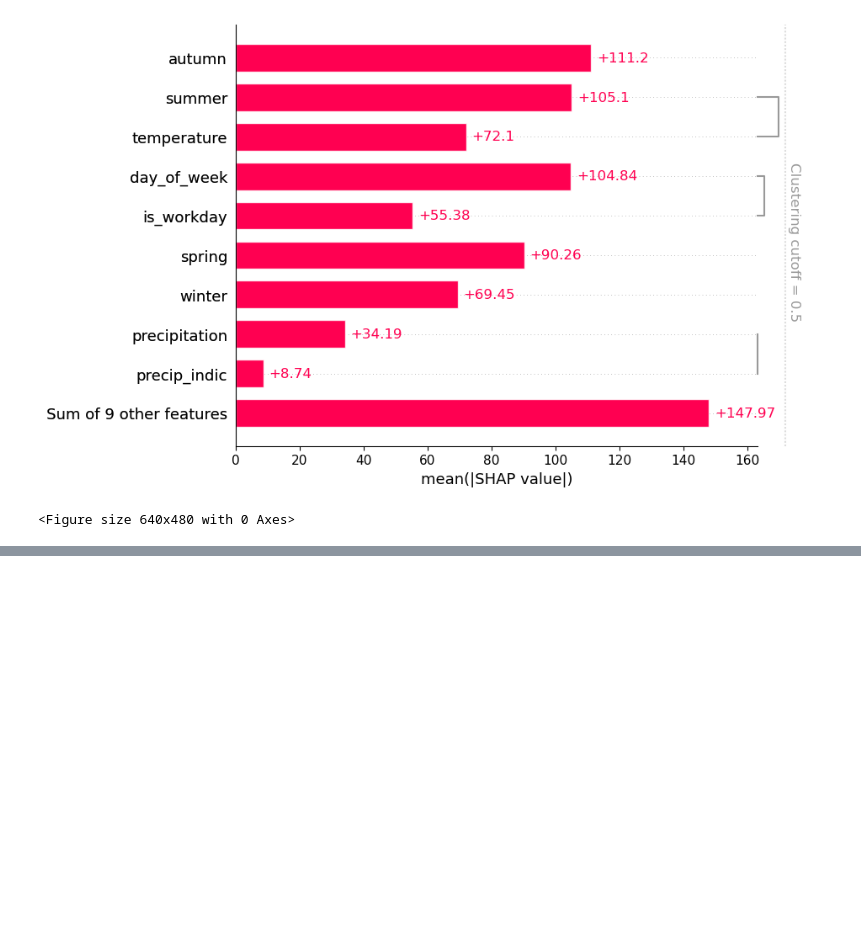
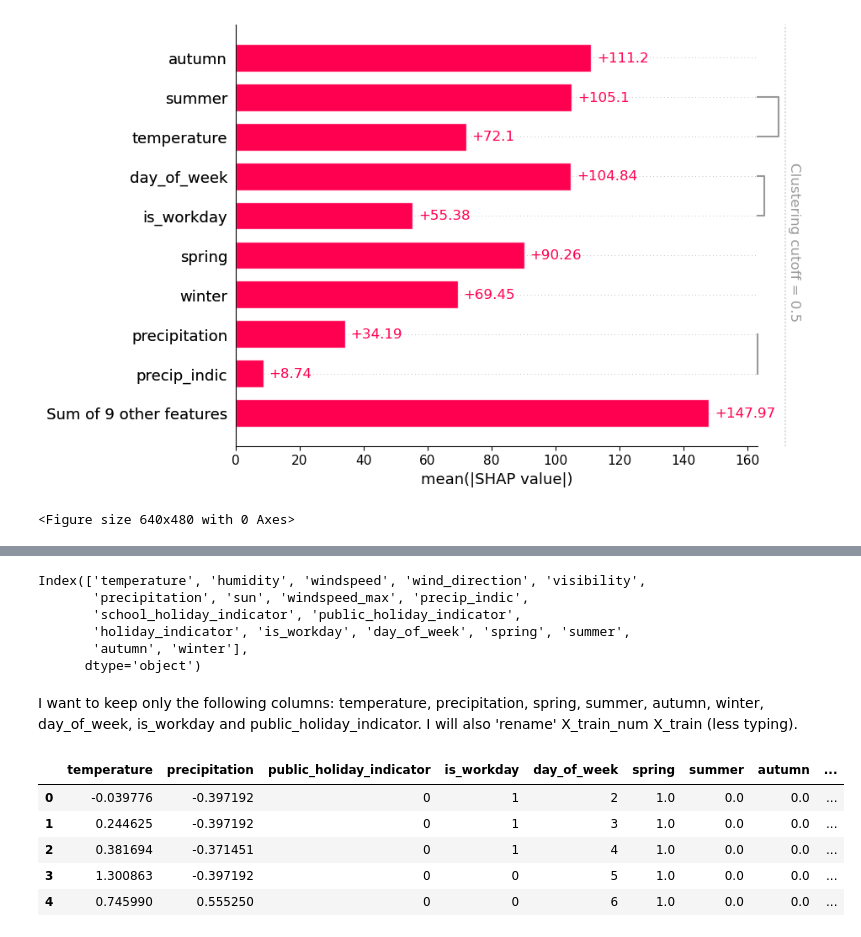
Before and after one commit to AnnaStiegler/Probabilistic-Forecasting-of-Bicycle-Counts-in-Karlsruhe-with-Neural-Networks, a Jupyter notebook: Code/(10) Feature_Selection.ipynb, the cells around one changed output, grey strips where cells are left out. Saved outputs shown, nothing was run; the diff lists cells and outputs as text; code cells hidden in the pictures; blank space fills up the shorter version.

```diff
--- a/Code/(10) Feature_Selection.ipynb
+++ b/Code/(10) Feature_Selection.ipynb
@@ -789,0 +797,29 @@ plt.close()
+# %%
+# initial columns
+X_train_num.columns
+# %% [output]
+Index(['temperature', 'humidity', 'windspeed', 'wind_direction', 'visibility',
+       'precipitation', 'sun', 'windspeed_max', 'precip_indic',
+       'school_holiday_indicator', 'public_holiday_indicator',
+       'holiday_indicator', 'is_workday', 'day_of_week', 'spring', 'summer',
+       'autumn', 'winter'],
+      dtype='object')
+# %% [markdown]
+I want to keep only the following columns: temperature, precipitation, spring, summer, autumn, winter, day_of_week, is_workday and public_holiday_indicator. I will also 'rename' X_train_num X_train (less typing).
+# %%
+col_keep = ['temperature',
+       'precipitation', 'public_holiday_indicator', 'is_workday', 'day_of_week', 'spring', 'summer',
+       'autumn', 'winter', 'windspeed', 'sun', 'school_holiday_indicator']
+
+X_train = X_train_num[col_keep]
+X_valid = X_valid_num[col_keep]
+X_test = X_test_num[col_keep]
+# %%
+X_train.head()
+# %% [output]
+|  | temperature | precipitation | public_holiday_indicator | is_workday | day_of_week | spring | summer | autumn | ... |
+| 0 | -0.039776 | -0.397192 | 0 | 1 | 2 | 1.0 | 0.0 | 0.0 | ... |
+| 1 | 0.244625 | -0.397192 | 0 | 1 | 3 | 1.0 | 0.0 | 0.0 | ... |
+| 2 | 0.381694 | -0.371451 | 0 | 1 | 4 | 1.0 | 0.0 | 0.0 | ... |
+| 3 | 1.300863 | -0.397192 | 0 | 0 | 5 | 1.0 | 0.0 | 0.0 | ... |
+| 4 | 0.745990 | 0.555250 | 0 | 0 | 6 | 1.0 | 0.0 | 0.0 | ... |
```
Also changed, not shown: parts of 10 cells of this notebook, 14 other files.
